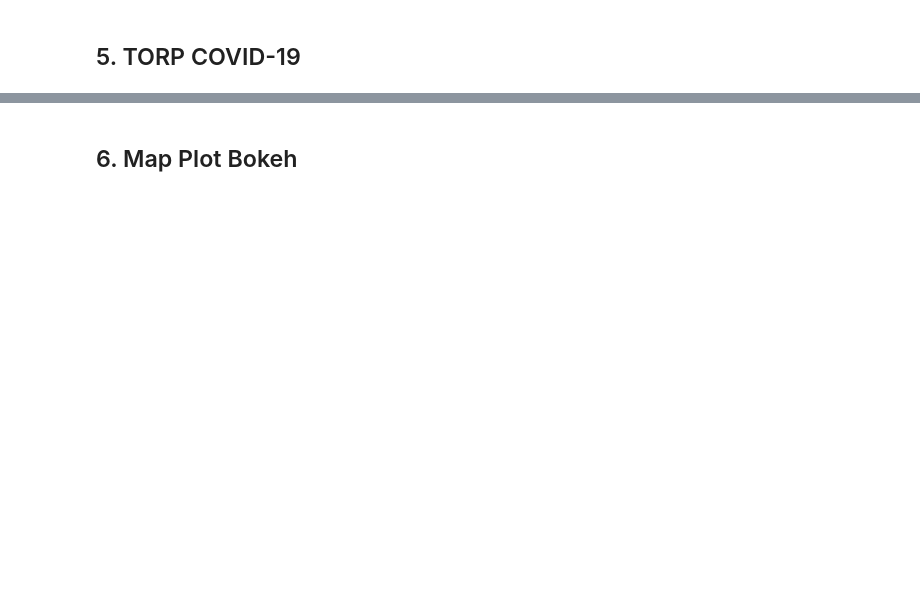
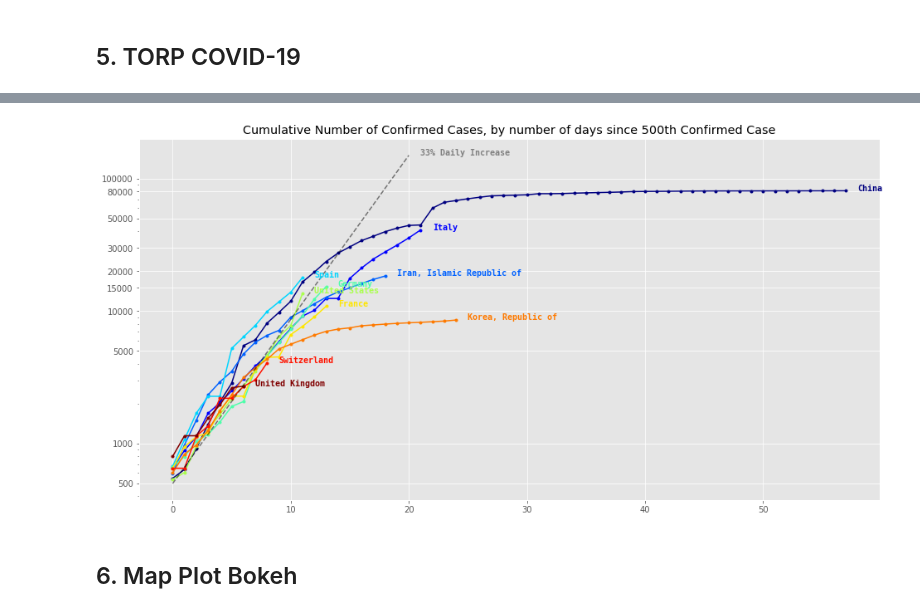
Before and after one commit to arrpak/Covid-19, a Jupyter notebook: notebooks/01_covid_csse.ipynb, the cells around one changed output, grey strips where cells are left out. Saved outputs shown, nothing was run; the diff lists cells and outputs as text; code cells hidden in the pictures; blank space fills up the shorter version.

```diff
--- a/notebooks/01_covid_csse.ipynb
+++ b/notebooks/01_covid_csse.ipynb
@@ -204,3 +224,7 @@ cum_death(top_list,log_scale=True,size=(16,8))
+# %%
+cum_confirmed(top_list,log_scale=True,size=(16,8))
+# %% [output]
+[figure, added]
 # %% [markdown]
 ## 6. Map Plot Bokeh
 # %%
```
Also changed, not shown: parts of 13 cells of this notebook.
